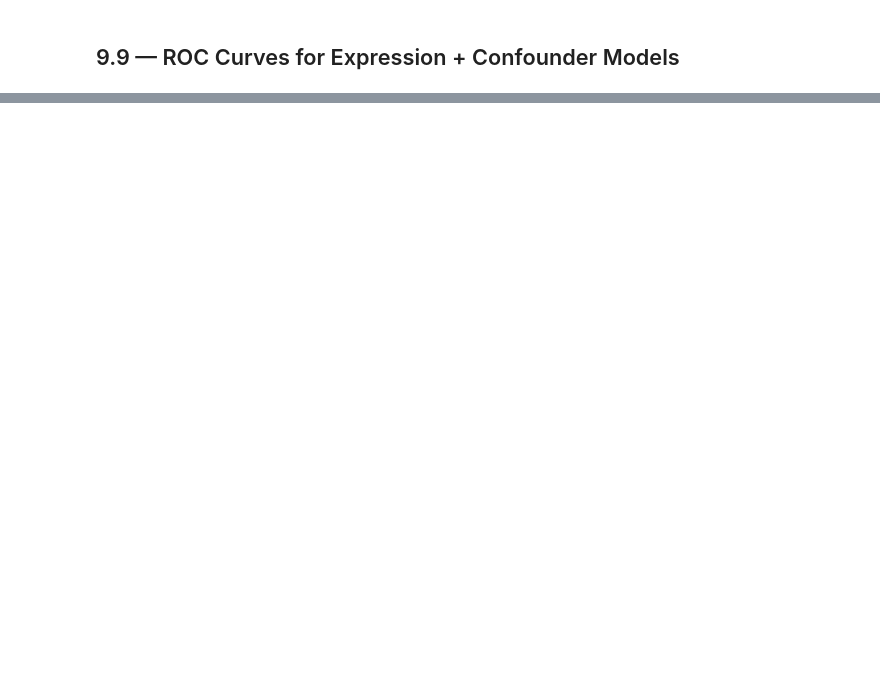
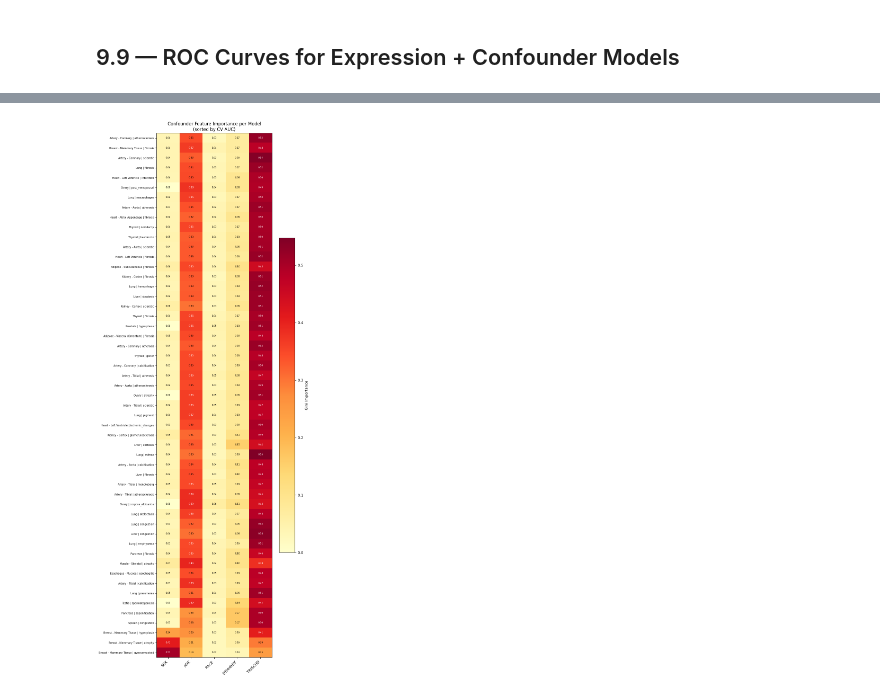
Before and after one commit to Cranjit9/gtex_gene_expression, a Jupyter notebook: notebooks/09_confounder_analysis.ipynb, the cells around one changed output, grey strips where cells are left out. Drawn from its saved outputs; the diff is of its cells as text; code cells hidden in the pictures; blank space fills up the shorter version.

```diff
--- a/notebooks/09_confounder_analysis.ipynb
+++ b/notebooks/09_confounder_analysis.ipynb
@@ -314,0 +490,29 @@ plot_boxplot_grid(comb_results,
+# %%
+# 9.10b — Heatmap: per-confounder importance for each tissue × category pair
+imp_df["label"] = imp_df["tissue"] + " | " + imp_df["category"]
+imp_df_sorted = imp_df.sort_values("mean_auc", ascending=True)
+
+imp_matrix = imp_df_sorted.set_index("label")[conf_features]
+
+fig, ax = plt.subplots(figsize=(8, max(7, len(imp_matrix) * 0.4)))
+im = ax.imshow(imp_matrix.values, aspect="auto", cmap="YlOrRd")
+ax.set_xticks(range(len(conf_features)))
+ax.set_xticklabels(conf_features, rotation=45, ha="right", fontsize=10)
+ax.set_yticks(range(len(imp_matrix)))
+ax.set_yticklabels(imp_matrix.index, fontsize=7)
+
+# Annotate cells
+for i in range(imp_matrix.shape[0]):
+    for j in range(imp_matrix.shape[1]):
+        val = imp_matrix.values[i, j]
+        color = "white" if val > 0.35 else "black"
+        ax.text(j, i, f"{val:.2f}", ha="center", va="center", fontsize=6, color=color)
+
+cbar = fig.colorbar(im, ax=ax, shrink=0.6)
+cbar.set_label("Gini Importance", fontsize=10)
+ax.set_title("Confounder Feature Importance per Model\n(sorted by CV AUC)", fontsize=12)
+fig.tight_layout()
+fig.savefig(Config.FIGURES_DIR / "confounder_importance_heatmap.pdf", bbox_inches="tight")
+plt.show()
+# %% [output]
+[figure, added]
```
Also changed, not shown: parts of 14 cells of this notebook.
